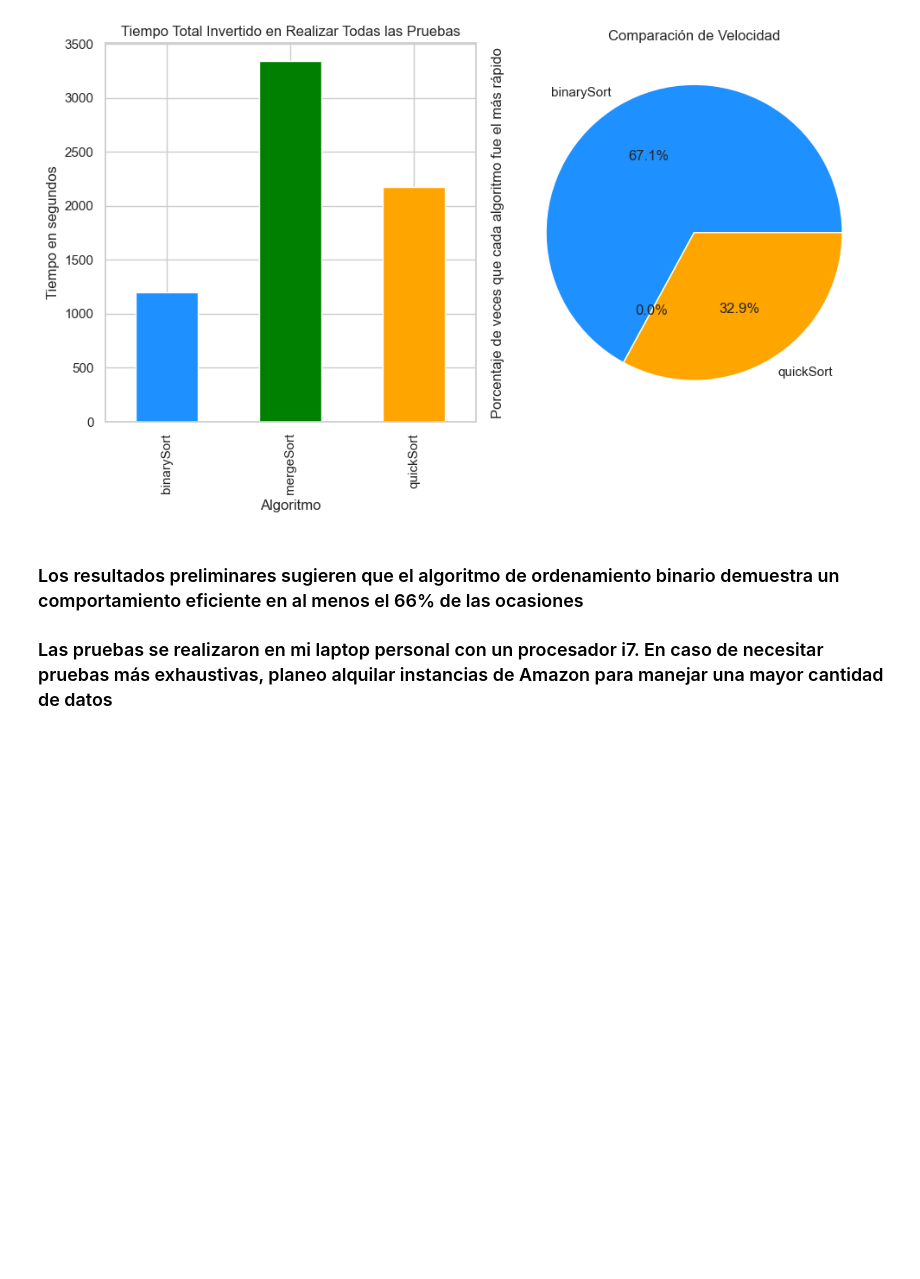
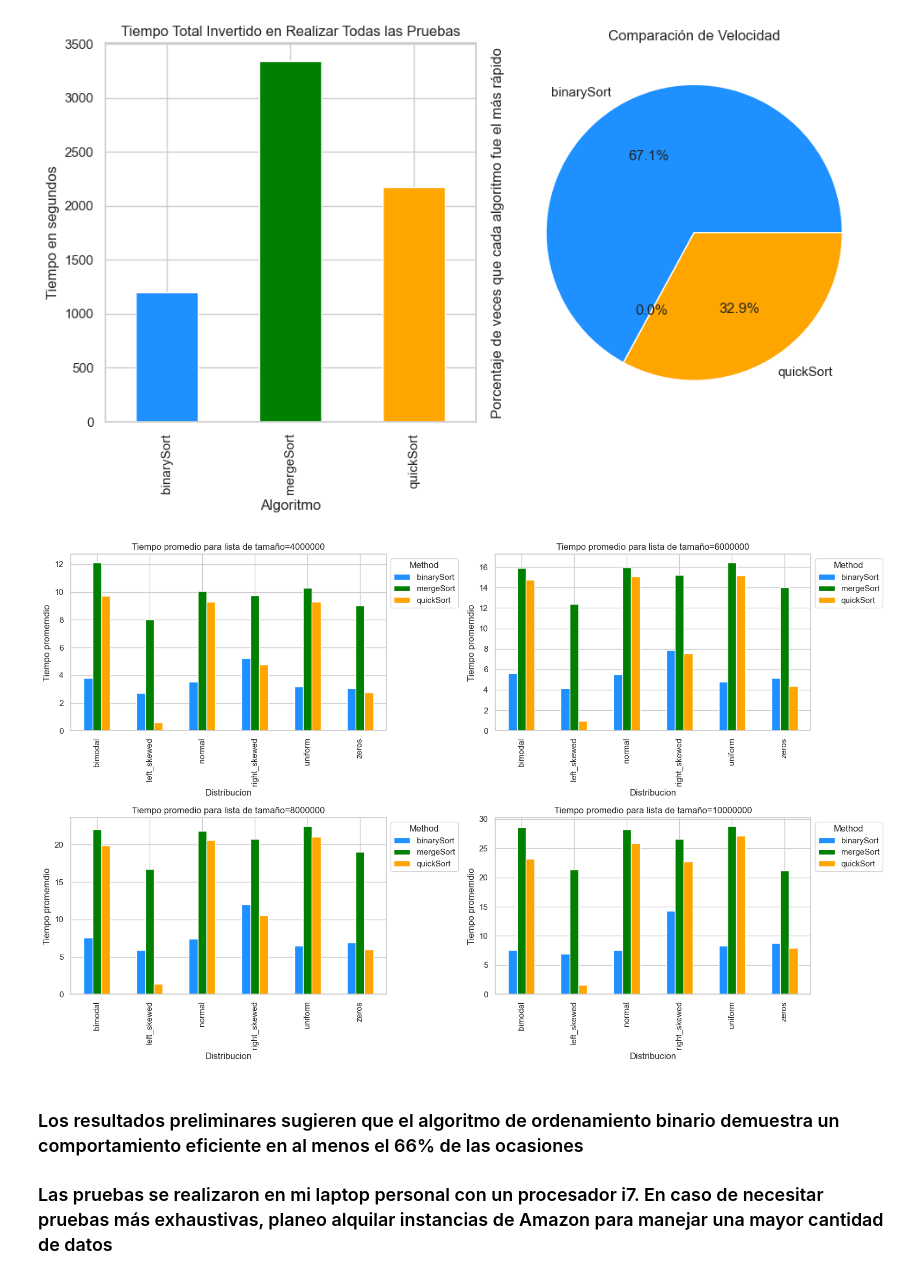
Before and after one commit to ulisac04/publico, a Jupyter notebook: index.ipynb, the cells around one changed output. Cells and saved outputs as stored; diff of their text form; code cells hidden in the pictures; blank space fills up the shorter version.

```diff
--- a/index.ipynb
+++ b/index.ipynb
@@ -222,6 +231,25 @@ plt.tight_layout()
 plt.show()
 # %% [output]
 [figure]
+# %%
+fig, axes = plt.subplots(2, 2, figsize=(16, 10))
+
+# Iterar sobre los tamaños y los ejes para crear gráficos agrupados
+for i, size in enumerate([4000000, 6000000, 8000000, 10000000]):
+    row = i // 2
+    col = i % 2
+    df_filtered = df[df['size'] == size]
+    df_pivot = df_filtered.pivot_table(index='distribution', columns='method', values='time', aggfunc='mean')
+    df_pivot.plot(kind='bar', color=colors, ax=axes[row, col])
+    axes[row, col].set_ylabel('Tiempo promemdio')
+    axes[row, col].set_xlabel('Distribucion')
+    axes[row, col].set_title(f'Tiempo promedio para lista de tamaño={size}')
+    axes[row, col].legend(title='Method', bbox_to_anchor=(1, 1), loc='upper left')
+
+plt.tight_layout()
+plt.show()
+# %% [output]
+[figure, added]
 # %% [markdown]
 ### Los resultados preliminares sugieren que el algoritmo de ordenamiento binario demuestra un comportamiento eficiente en al menos el 66% de las ocasiones
 
```
Also changed, not shown: parts of 1 cell of this notebook.
